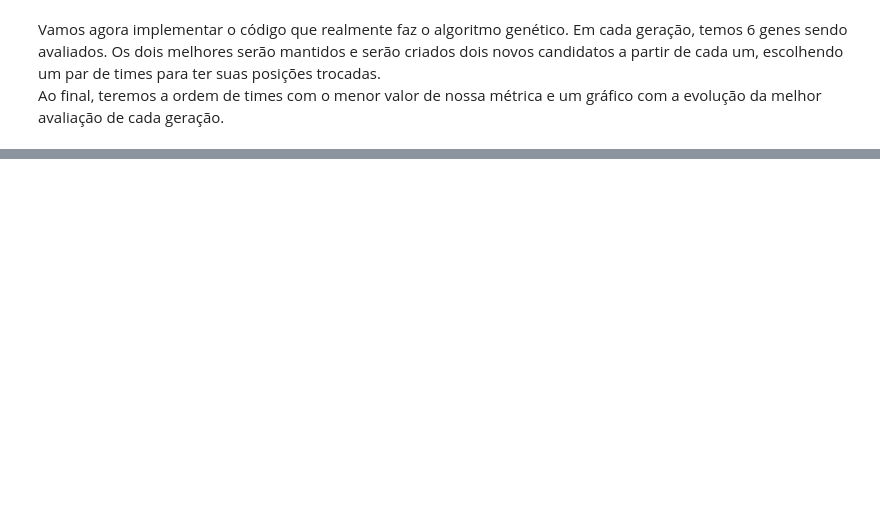
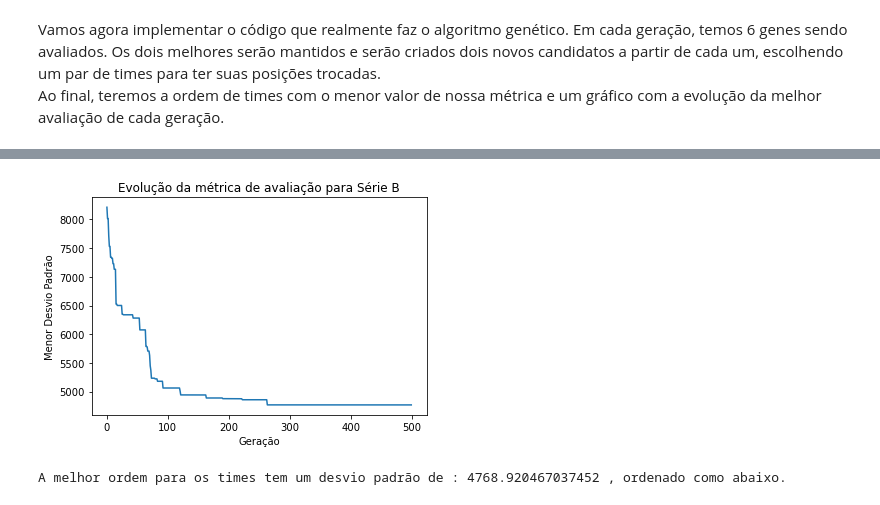
Before and after one commit to rodrigolink/BI_Master, a Jupyter notebook: genetic_algorithm/brasileirao.ipynb, the cells around one changed output, grey strips where cells are left out. Saved outputs shown, nothing was run; the diff lists cells and outputs as text; code cells hidden in the pictures; blank space fills up the shorter version.

```diff
--- a/genetic_algorithm/brasileirao.ipynb
+++ b/genetic_algorithm/brasileirao.ipynb
@@ -593,0 +660,3 @@ melhor_lista_times
+# %%
+enfrentamentos_solucao = enfrentamentos.copy()
+lista_times_solucao = lista_times.copy()
@@ -593,0 +872,36 @@ melhor_lista_times
+# %%
+def avaliacao_b(ordem_times,ordem_mandos,ordem_rodadas):
+    percursos=[]
+    rodadas=ordem_rodadas.columns
+    for jj in range(len(generico)):
+        percurso_time=[generico[jj]]+2*ordem_rodadas.loc[generico[jj],:].tolist()+[generico[jj]]
+        for ii in range(len(rodadas)):
+            if mando.loc[generico[jj],rodadas[ii]]==0:
+                percurso_time[ii+1]=generico[jj]
+            else:
+                percurso_time[ii+ordem_times.shape[0]]=generico[jj]
+
+        percursos.append(percurso_time)
+
+    percursos=pd.DataFrame(percursos)
+    percorrido=[]
+    for ii in range(percursos.shape[0]):
+        viagens=0
+        for jj in range(percursos.shape[1]-1):
+            viagens += distanciasb.loc[ordem_times.loc[percursos.iloc[ii,jj],'Equipe'],
+                                      ordem_times.loc[percursos.iloc[ii,jj+1],'Equipe']]
+
+        percorrido.append(viagens)
+
+    desvio_padrao = np.std(percorrido)
+    return desvio_padrao
+# %%
+enfrentamentos_solucao = enfrentamentos.copy()
+mando_solucao = mando.copy()
+# %%
+gene_pool=[]
+for ii in range(6):
+    gene = random.sample(range(0, 20),k=20)
+    gene_pool.append(gene)
+
+gene_pool=pd.DataFrame(gene_pool)
@@ -593,0 +965,12 @@ melhor_lista_times
+# %%
+plt.plot(range(max_geracao), metrica)
+plt.xlabel('Geração')
+plt.ylabel('Menor Desvio Padrão')
+plt.title('Evolução da métrica de avaliação para Série B')
+plt.show()
+# %% [output]
+[figure, added]
+# %%
+print('A melhor ordem para os times tem um desvio padrão de :',metrica[-1],', ordenado como abaixo.')
+# %% [output]
+A melhor ordem para os times tem um desvio padrão de : 4768.920467037452 , ordenado como abaixo.
```
Also changed, not shown: parts of 40 cells of this notebook, 1 other file.
